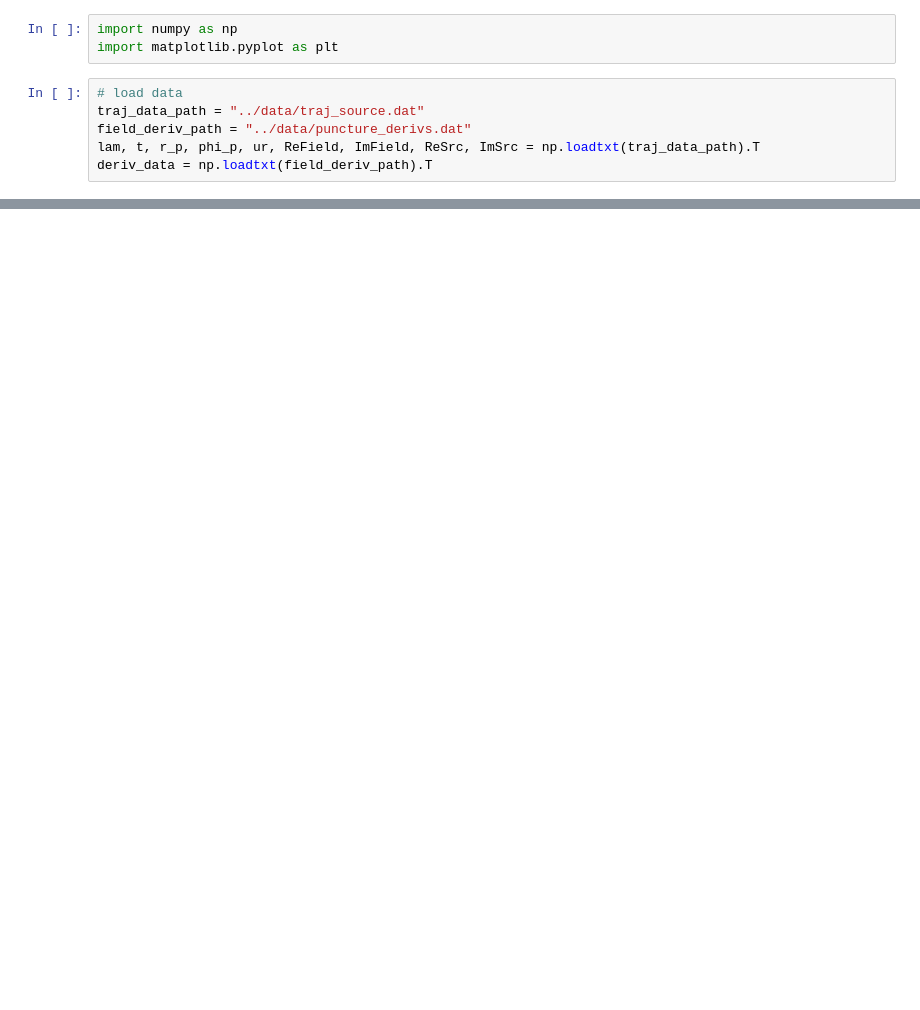
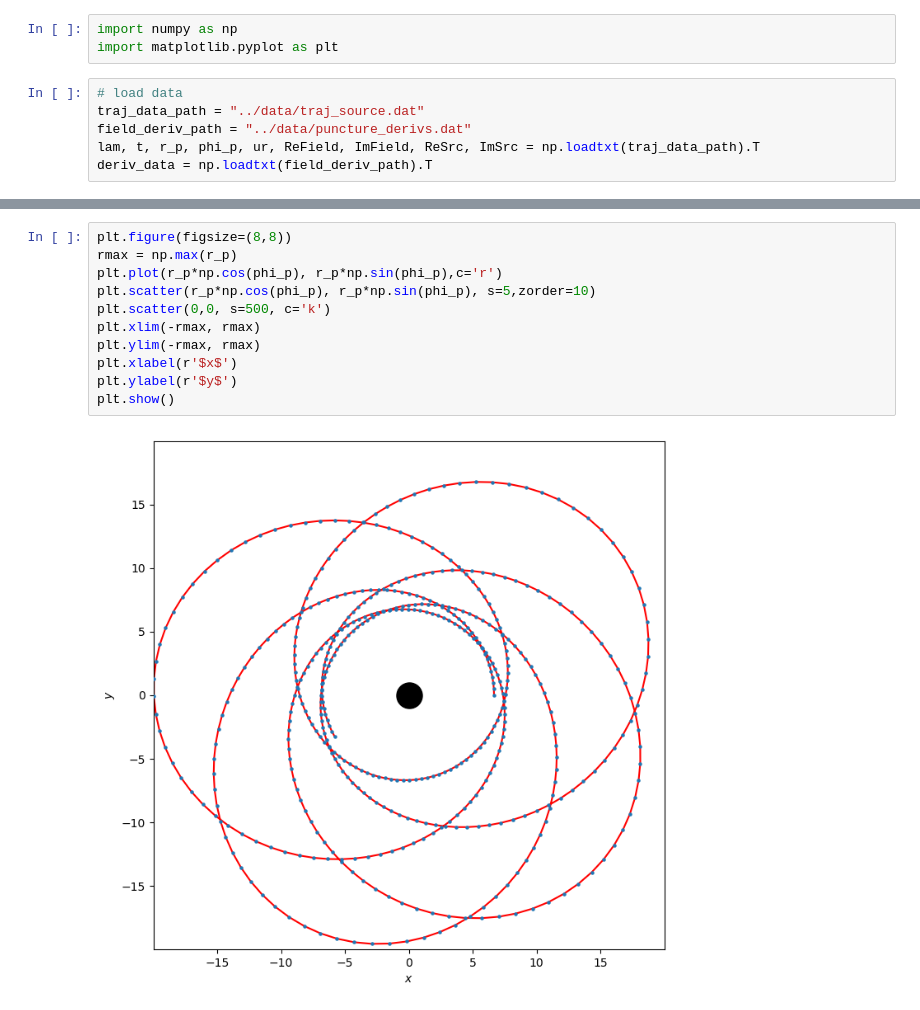
Before and after one commit to thompsonphys/inspectre, a Jupyter notebook: notebooks/visual_inspection.ipynb, the cells around one changed output, grey strips where cells are left out. Drawn from its saved outputs; the diff is of its cells as text; blank space fills up the shorter version.

```diff
--- a/notebooks/visual_inspection.ipynb
+++ b/notebooks/visual_inspection.ipynb
@@ -28,3 +28,16 @@ plt.show()
+# %%
+plt.figure(figsize=(8,8))
+rmax = np.max(r_p)
+plt.plot(r_p*np.cos(phi_p), r_p*np.sin(phi_p),c='r')
+plt.scatter(r_p*np.cos(phi_p), r_p*np.sin(phi_p), s=5,zorder=10)
+plt.scatter(0,0, s=500, c='k')
+plt.xlim(-rmax, rmax)
+plt.ylim(-rmax, rmax)
+plt.xlabel(r'$x$')
+plt.ylabel(r'$y$')
+plt.show()
+# %% [output]
+[figure, added]
 # %%
 fig, axs = plt.subplots(nrows=2, ncols=2, figsize=(20,5), sharex=True)
 axs[0][0].plot(t,ReField)
```
Also changed, not shown: parts of 4 cells of this notebook, 2 other files.
